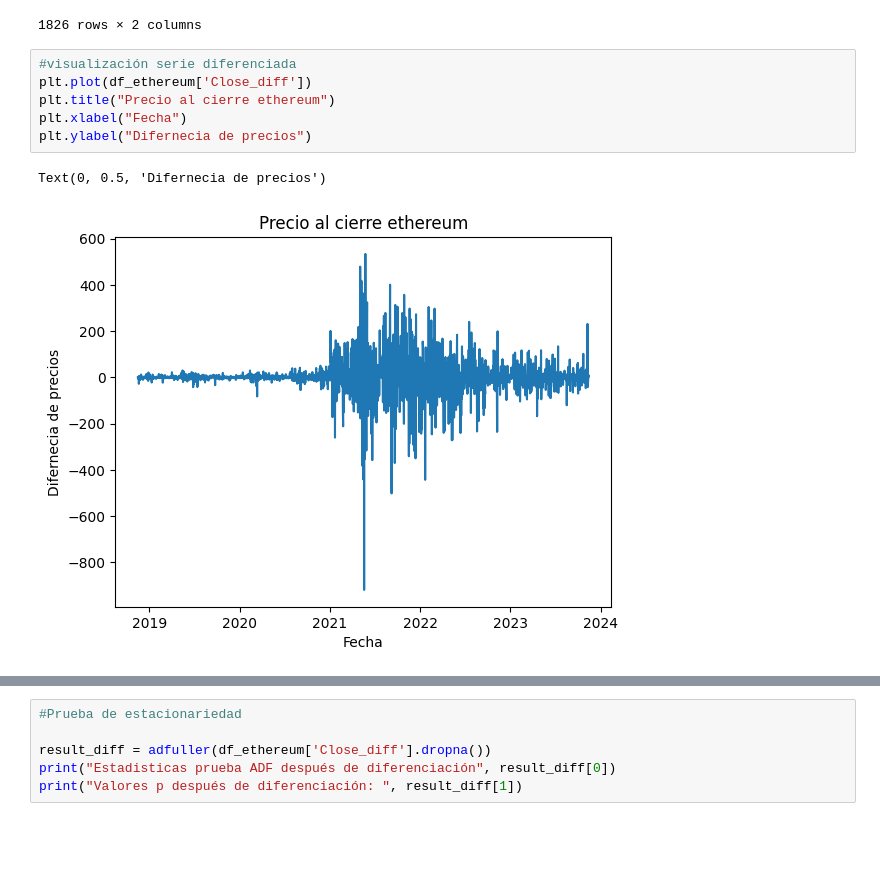
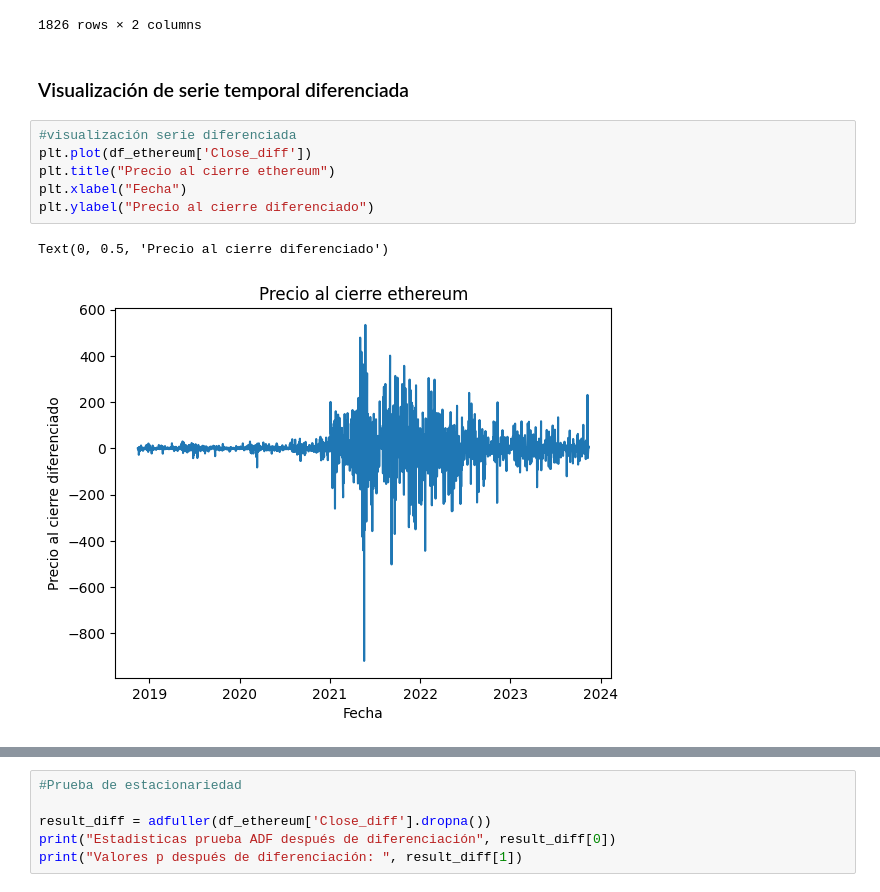
Before and after one commit to m3llad0/TC3007C, a Jupyter notebook: preprocesamiento_arima.ipynb, the cells around one changed output, grey strips where cells are left out. Cells and saved outputs as stored; diff of their text form; blank space fills up the shorter version.

```diff
--- a/preprocesamiento_arima.ipynb
+++ b/preprocesamiento_arima.ipynb
@@ -116,12 +129,14 @@ df_ethereum
 | 2023-11-13 | 2055.265381 | 10.078369 |
 | 2023-11-14 | 2059.431152 | 4.165771 |
 1826 rows × 2 columns
+# %% [markdown]
+### Visualización de serie temporal diferenciada
 # %%
 #visualización serie diferenciada
 plt.plot(df_ethereum['Close_diff'])
 plt.title("Precio al cierre ethereum")
 plt.xlabel("Fecha")
-plt.ylabel("Difernecia de precios")
+plt.ylabel("Precio al cierre diferenciado")
 # %% [output]
-Text(0, 0.5, 'Difernecia de precios')
+Text(0, 0.5, 'Precio al cierre diferenciado')
-[figure, old version]
+[figure, new version]
```
Also changed, not shown: parts of 9 cells of this notebook.
